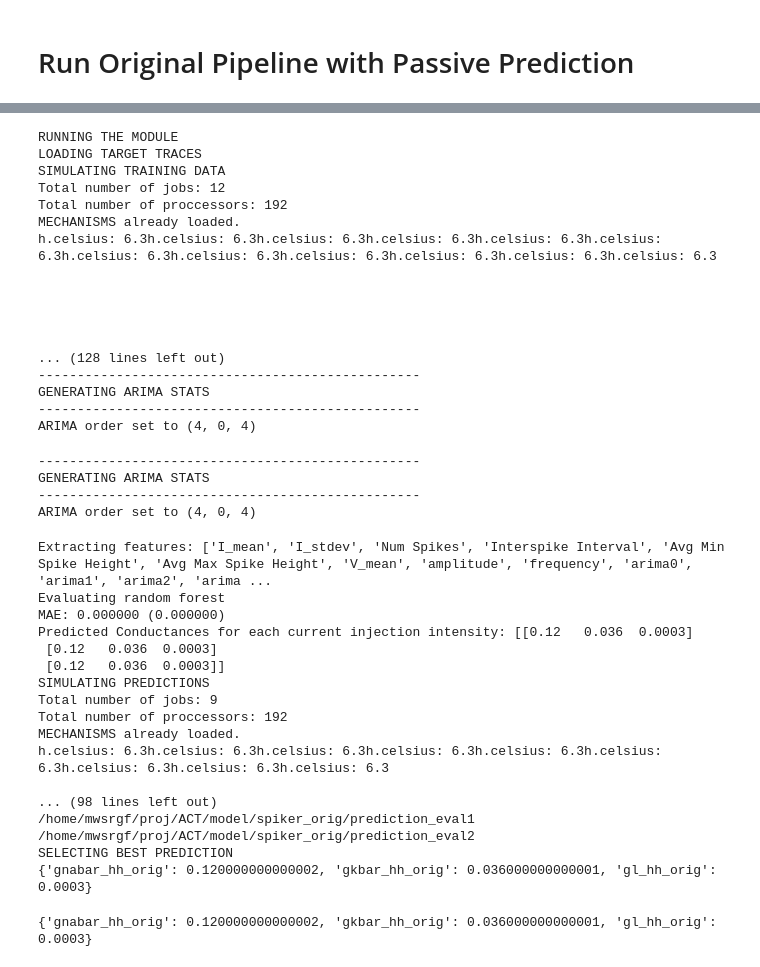
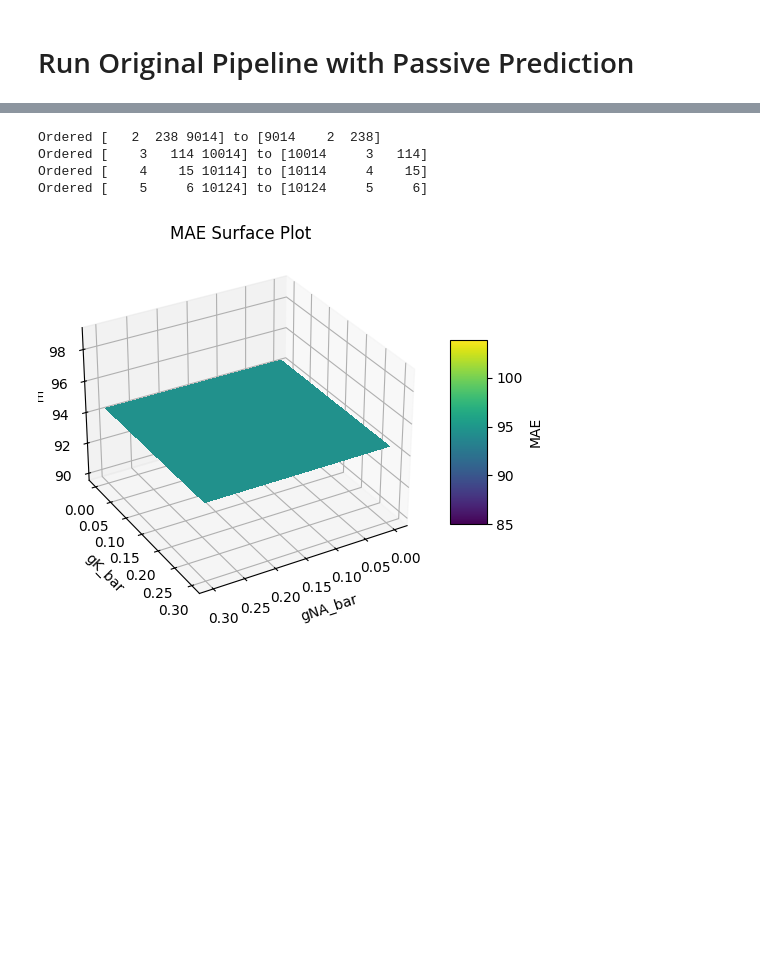
Before and after one commit to V-Marco/ACT, a Jupyter notebook: spiker_orig.ipynb, the cells around one changed output, grey strips where cells are left out. Drawn from its saved outputs; the diff is of its cells as text; code cells hidden in the pictures; blank space fills up the shorter version.

```diff
--- a/spiker_orig.ipynb
+++ b/spiker_orig.ipynb
@@ -181,48 +118,4 @@ mod = ACTModule(
 # %%
-predicted_g_data_file = mod.run()
-mod.pickle_rf(mod.rf_model,"./model/spiker_segregated/trained_rf.pkl")
+mod.pickle_rf(mod.rf_model,f"./model/{module_name}/trained_rf.pkl")
-# %% [output]
-RUNNING THE MODULE
-LOADING TARGET TRACES
-SIMULATING TRAINING DATA
-Total number of jobs: 12
-Total number of proccessors: 192
-MECHANISMS already loaded.
-h.celsius: 6.3h.celsius: 6.3h.celsius: 6.3h.celsius: 6.3h.celsius: 6.3h.celsius: 6.3h.celsius: 6.3h.celsius: 6.3h.celsius: 6.3h.celsius: 6.3h.celsius: 6.3h.celsius: 6.3
-
-
-
-
-
-... (128 lines left out)
--------------------------------------------------
-GENERATING ARIMA STATS
--------------------------------------------------
-ARIMA order set to (4, 0, 4)
--------------------------------------------------
-GENERATING ARIMA STATS
--------------------------------------------------
-ARIMA order set to (4, 0, 4)
-Extracting features: ['I_mean', 'I_stdev', 'Num Spikes', 'Interspike Interval', 'Avg Min Spike Height', 'Avg Max Spike Height', 'V_mean', 'amplitude', 'frequency', 'arima0', 'arima1', 'arima2', 'arima ...
-Evaluating random forest
-MAE: 0.000000 (0.000000)
-Predicted Conductances for each current injection intensity: [[0.12   0.036  0.0003]
- [0.12   0.036  0.0003]
- [0.12   0.036  0.0003]]
-SIMULATING PREDICTIONS
-Total number of jobs: 9
-Total number of proccessors: 192
-MECHANISMS already loaded.
-h.celsius: 6.3h.celsius: 6.3h.celsius: 6.3h.celsius: 6.3h.celsius: 6.3h.celsius: 6.3h.celsius: 6.3h.celsius: 6.3h.celsius: 6.3
-
-... (98 lines left out)
-/home/mwsrgf/proj/ACT/model/spiker_orig/prediction_eval1
-/home/mwsrgf/proj/ACT/model/spiker_orig/prediction_eval2
-SELECTING BEST PREDICTION
-{'gnabar_hh_orig': 0.120000000000002, 'gkbar_hh_orig': 0.036000000000001, 'gl_hh_orig': 0.0003}
-# %%
-print(train_cell.predicted_g)
-# %% [output]
-{'gnabar_hh_orig': 0.120000000000002, 'gkbar_hh_orig': 0.036000000000001, 'gl_hh_orig': 0.0003}
 # %%
 from act import ACTPlot
@@ -230,0 +124,18 @@ ACTPlot.plot_v_comparison(predicted_g_data_file, "./model/spiker_orig/target", "
+# %%
+from act import ACTPlot as actplt
+
+actplt.plot_training_fi_mae_surface_spiker_cell(
+f"./model/{module_name}/target/combined_out.npy",
+f"./model/{module_name}/train/combined_out.npy",
+[0.1,0.2,0.3],
+300,
+100,
+0.1,
+f"./model/{module_name}/results/FI_MAE_Surface.html",
+)
+# %% [output]
+Ordered [   2  238 9014] to [9014    2  238]
+Ordered [    3   114 10014] to [10014     3   114]
+Ordered [    4    15 10114] to [10114     4    15]
+Ordered [    5     6 10124] to [10124     5     6]
+[figure, added]
```
Also changed, not shown: parts of 11 cells of this notebook, 1 other file.
